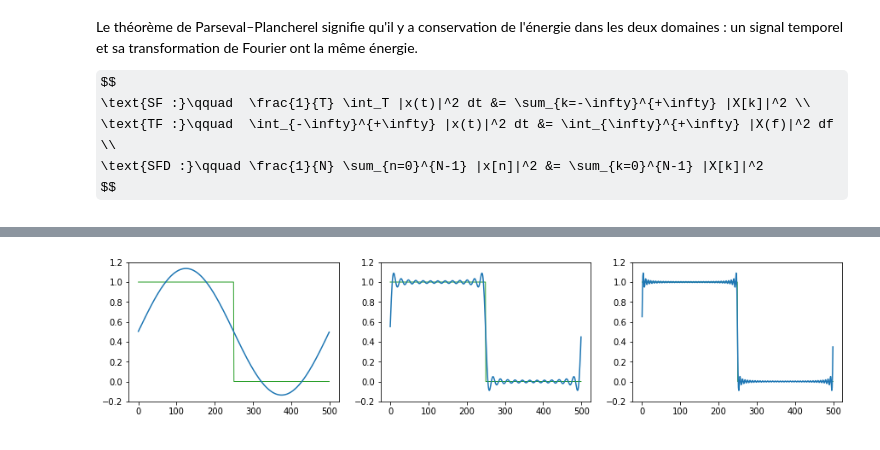
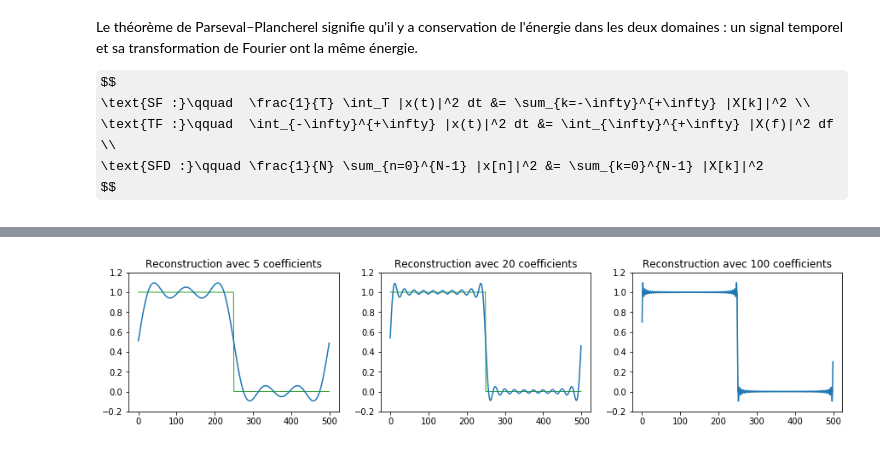
Before and after one commit to vincmazet/signal1, a Jupyter notebook: _sources/props-fourier.ipynb, the cells around one changed output, grey strips where cells are left out. Saved outputs shown, nothing was run; the diff lists cells and outputs as text; code cells hidden in the pictures; some formulas as TeX source.

```diff
--- a/_sources/props-fourier.ipynb
+++ b/_sources/props-fourier.ipynb
@@ -101,7 +137,4 @@ $$
 # %%
-import numpy as np
-import matplotlib.pyplot as plt
-
 N = 500
 n = np.arange(N)
 
@@ -111,16 +144,15 @@ x = np.where(n<N/2, 1, 0)
 # FFT
 X = np.fft.fft(x)
 
-# Nombre de coefficients de la FFT à conserver (doit être impair !)
-K = [3, 51, 151]
+# Nombre de coefficients de la FFT à conserver (de -K à K)
+K = [5, 20, 100]
 
-plt.figure(figsize=(15,3))
+fig = plt.figure(figsize=(15,3))
 for i, k in enumerate(K):
 
     # Annulation des coefficients de la FFT
-    m = int((k-1)/2)
     Y = X.copy()
-    Y[m+1:-m] = 0
+    Y[k+1:N-k] = 0
 
     # Reconstruction
     y = np.fft.ifft(Y)
@@ -131,6 +163,7 @@ for i, k in enumerate(K):
     plt.plot(n, x, "-", color="tab:green", linewidth=1)
     plt.plot(n, y)
     plt.ylim([-.2, 1.2])
+    plt.title(f"Reconstruction avec {k} coefficients")
 
-plt.show()
+glue("G:props-fourier:gibbs", fig, display=False)
 # %% [output]
@@ -137 +171 @@ plt.show()
-[figure, old version]
+[figure, new version]
```
Also changed, not shown: parts of 6 cells of this notebook, 3 other files.
